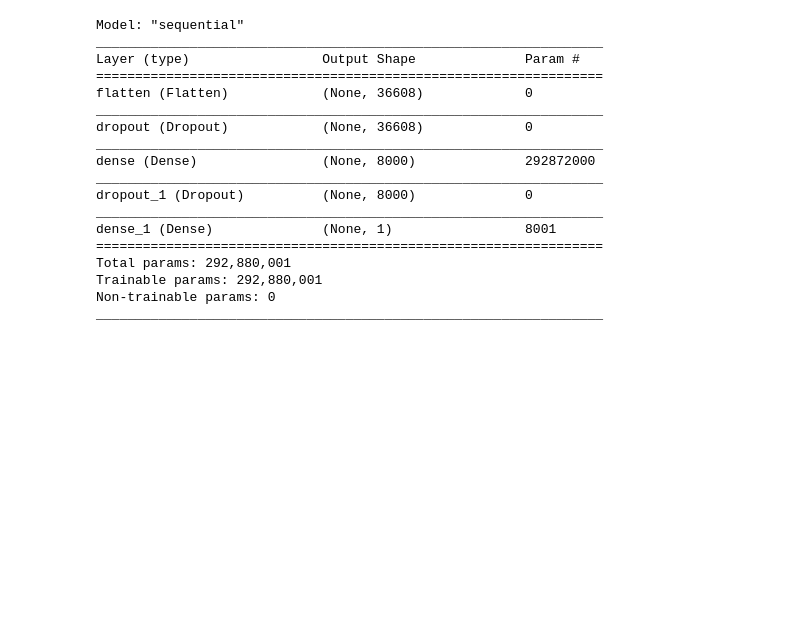
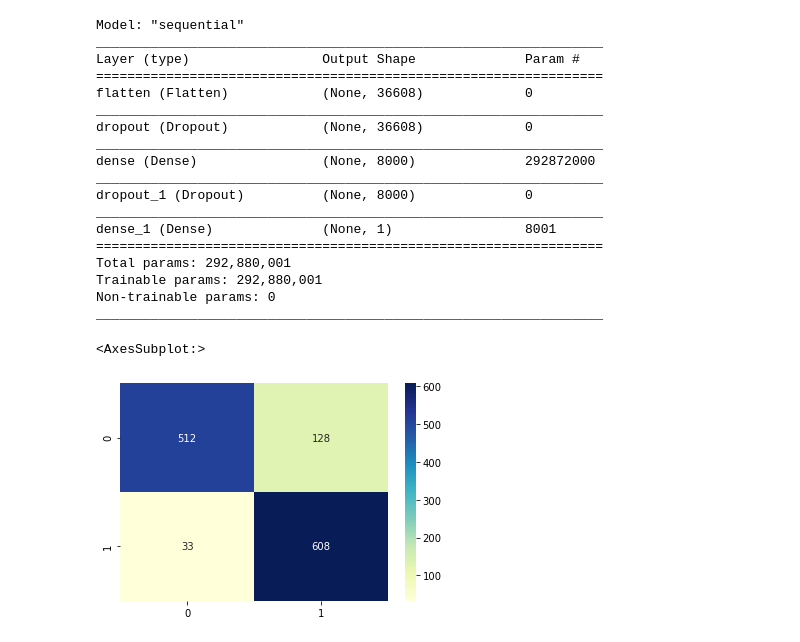
Before and after one commit to wao218/alzheimer-classification, a Jupyter notebook: code/diagnosis_final_model.ipynb, the cells around one changed output. Cells and saved outputs as stored; diff of their text form; code cells hidden in the pictures; blank space fills up the shorter version.

```diff
--- a/code/diagnosis_final_model.ipynb
+++ b/code/diagnosis_final_model.ipynb
@@ -142,3 +139,10 @@ Total params: 292,880,001
 Trainable params: 292,880,001
 Non-trainable params: 0
 _________________________________________________________________
+# %%
+#Creating a confustion matrix
+temp=tf.math.confusion_matrix(y_test, pred)
+sns.heatmap(temp, annot=True, fmt="d",cmap="YlGnBu")
+# %% [output]
+<AxesSubplot:>
+[figure, added]
```
Also changed, not shown: parts of 5 cells of this notebook, 2 other files.
